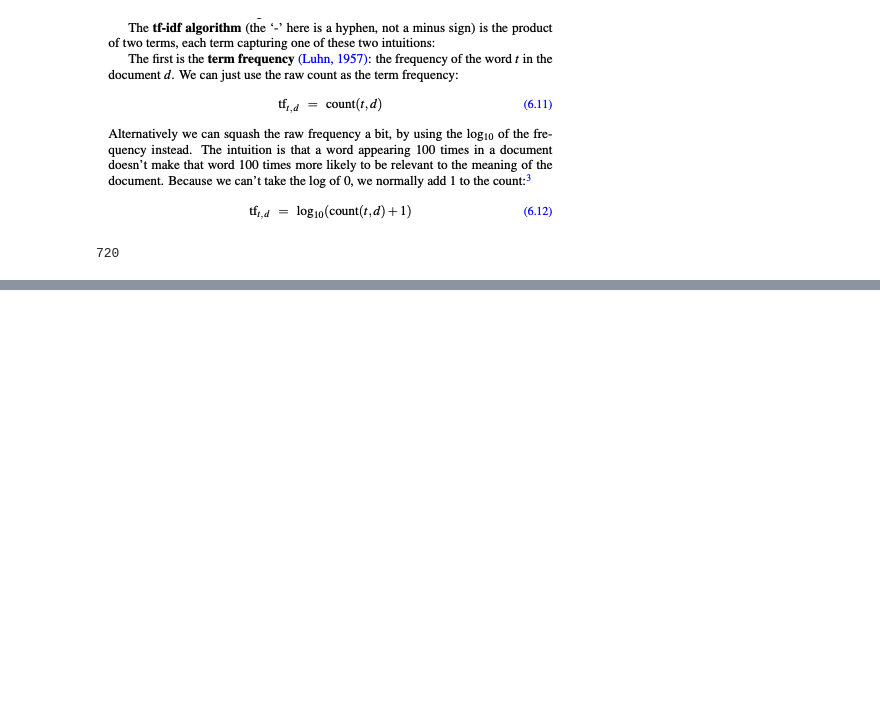
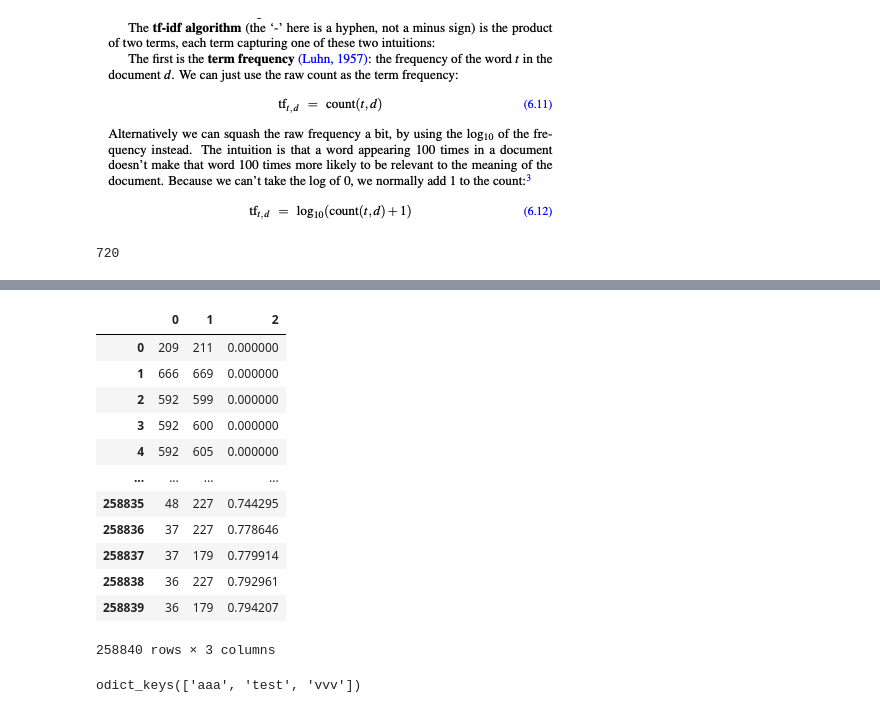
Before and after one commit to mrafayaleem/tf-idf-luigi-pipeline, a Jupyter notebook: tf-idf.ipynb, the cells around one changed output, grey strips where cells are left out. Saved outputs shown, nothing was run; the diff lists cells and outputs as text; code cells hidden in the pictures; blank space fills up the shorter version.

```diff
--- a/tf-idf.ipynb
+++ b/tf-idf.ipynb
@@ -197,0 +200,20 @@ df.to_csv
+# %%
+luigi
+# %% [output]
+|  | 0 | 1 | 2 |
+| 0 | 209 | 211 | 0.000000 |
+| 1 | 666 | 669 | 0.000000 |
+| 2 | 592 | 599 | 0.000000 |
+| 3 | 592 | 600 | 0.000000 |
+| 4 | 592 | 605 | 0.000000 |
+| ... | ... | ... | ... |
+| 258835 | 48 | 227 | 0.744295 |
+| 258836 | 37 | 227 | 0.778646 |
+| 258837 | 37 | 179 | 0.779914 |
+| 258838 | 36 | 227 | 0.792961 |
+| 258839 | 36 | 179 | 0.794207 |
+258840 rows × 3 columns
+# %%
+OrderedDict.fromkeys(['aaa', 'test', 'test', 'aaa', 'vvv']).keys()
+# %% [output]
+odict_keys(['aaa', 'test', 'vvv'])
```
Also changed, not shown: parts of 7 cells of this notebook, 9 other files.
